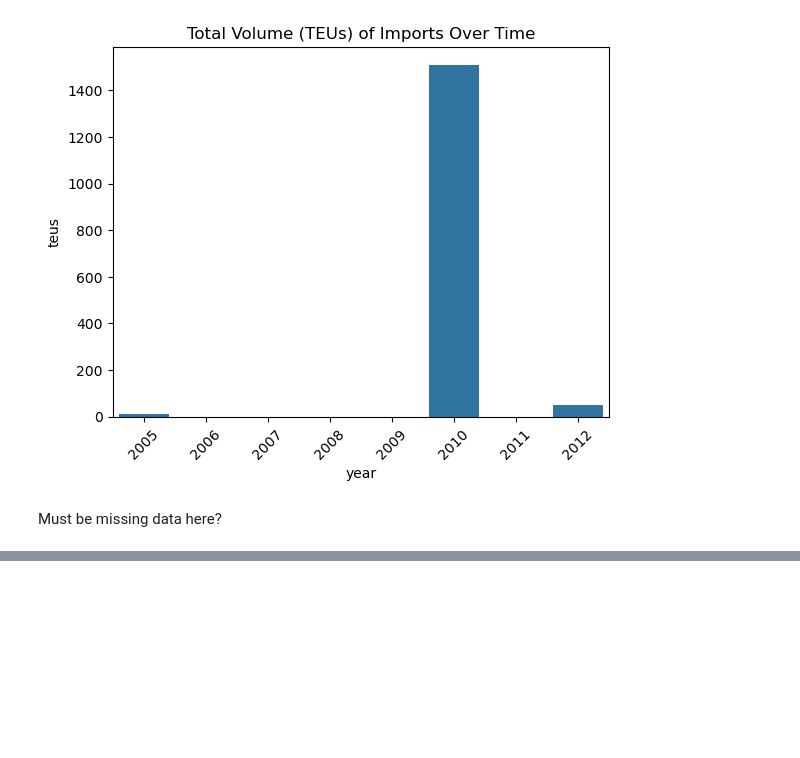
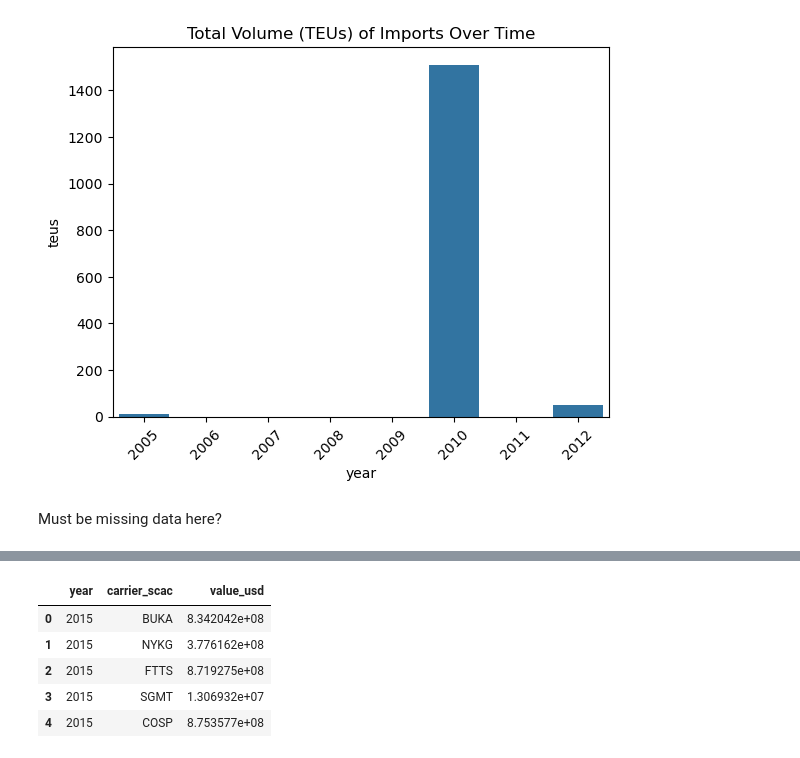
Before and after one commit to epistemetrica/PIERS-Data-Project, a Jupyter notebook: imports_explore.ipynb, the cells around one changed output, grey strips where cells are left out. Drawn from its saved outputs; the diff is of its cells as text; code cells hidden in the pictures; blank space fills up the shorter version.

```diff
--- a/imports_explore.ipynb
+++ b/imports_explore.ipynb
@@ -139,0 +160,10 @@ Must be missing data here?
+# %%
+carriers_df.reset_index(inplace=True)
+carriers_df.head()
+# %% [output]
+|  | year | carrier_scac | value_usd |
+| 0 | 2015 | BUKA | 8.342042e+08 |
+| 1 | 2015 | NYKG | 3.776162e+08 |
+| 2 | 2015 | FTTS | 8.719275e+08 |
+| 3 | 2015 | SGMT | 1.306932e+07 |
+| 4 | 2015 | COSP | 8.753577e+08 |
```
Also changed, not shown: parts of 8 cells of this notebook.
